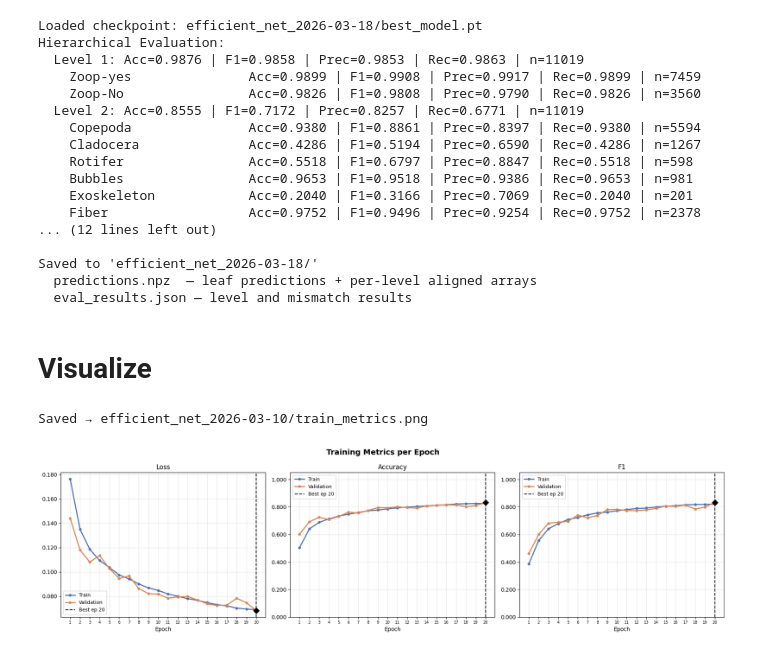
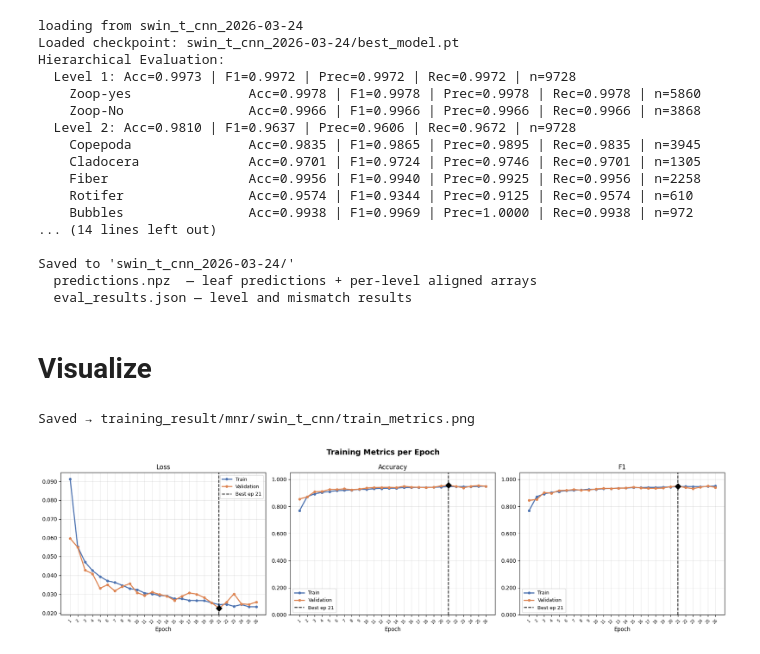
Before and after one commit to atjhin/Zooplankton_Classification, a Jupyter notebook: hardrouter.ipynb, the cells around one changed output. Saved outputs shown, nothing was run; the diff lists cells and outputs as text; code cells hidden in the pictures.

```diff
--- a/hardrouter.ipynb
+++ b/hardrouter.ipynb
@@ -714,36 +155,39 @@ Epoch [1/40] | Train Loss: 0.1233 | Train Acc: 0.6997 | Train F1: 0.6425 | Valid
 # %%
-# .77 acc, 0.72 f1
-# Predict | Accuracy: 0.8200 | F1: 0.8120
-model = HierMoeNet(hier_dataset.hierarchy, hier_dataset.label_to_ids, checkpoint_dir=trainer.model_dir)
+print(f"loading from {trainer.model_dir}")
+model = HierRouteNet(hier_dataset.hierarchy, hier_dataset.label_to_ids, backbone= backbone, checkpoint_dir=trainer.model_dir,
+                    expert_type=expert_type)
 # trainer = Trainer(learning_rate=HYPERPARAMETERS['lr'], max_epochs=HYPERPARAMETERS['epochs'], device=device,
 #                   print_every=1, model_dir=f"efficient_net_{today}")
 result = trainer.predict(model, test_loader, save=True)
 # %% [output]
-Loaded checkpoint: efficient_net_2026-03-18/best_model.pt
+loading from swin_t_cnn_2026-03-24
+Loaded checkpoint: swin_t_cnn_2026-03-24/best_model.pt
 Hierarchical Evaluation:
-  Level 1: Acc=0.9876 | F1=0.9858 | Prec=0.9853 | Rec=0.9863 | n=11019
-    Zoop-yes               Acc=0.9899 | F1=0.9908 | Prec=0.9917 | Rec=0.9899 | n=7459
-    Zoop-No                Acc=0.9826 | F1=0.9808 | Prec=0.9790 | Rec=0.9826 | n=3560
-  Level 2: Acc=0.8555 | F1=0.7172 | Prec=0.8257 | Rec=0.6771 | n=11019
-    Copepoda               Acc=0.9380 | F1=0.8861 | Prec=0.8397 | Rec=0.9380 | n=5594
-    Cladocera              Acc=0.4286 | F1=0.5194 | Prec=0.6590 | Rec=0.4286 | n=1267
-    Rotifer                Acc=0.5518 | F1=0.6797 | Prec=0.8847 | Rec=0.5518 | n=598
-    Bubbles                Acc=0.9653 | F1=0.9518 | Prec=0.9386 | Rec=0.9653 | n=981
-    Exoskeleton            Acc=0.2040 | F1=0.3166 | Prec=0.7069 | Rec=0.2040 | n=201
-    Fiber                  Acc=0.9752 | F1=0.9496 | Prec=0.9254 | Rec=0.9752 | n=2378
-... (12 lines left out)
+  Level 1: Acc=0.9973 | F1=0.9972 | Prec=0.9972 | Rec=0.9972 | n=9728
+    Zoop-yes               Acc=0.9978 | F1=0.9978 | Prec=0.9978 | Rec=0.9978 | n=5860
+    Zoop-No                Acc=0.9966 | F1=0.9966 | Prec=0.9966 | Rec=0.9966 | n=3868
+  Level 2: Acc=0.9810 | F1=0.9637 | Prec=0.9606 | Rec=0.9672 | n=9728
+    Copepoda               Acc=0.9835 | F1=0.9865 | Prec=0.9895 | Rec=0.9835 | n=3945
+    Cladocera              Acc=0.9701 | F1=0.9724 | Prec=0.9746 | Rec=0.9701 | n=1305
+    Fiber                  Acc=0.9956 | F1=0.9940 | Prec=0.9925 | Rec=0.9956 | n=2258
+    Rotifer                Acc=0.9574 | F1=0.9344 | Prec=0.9125 | Rec=0.9574 | n=610
+    Bubbles                Acc=0.9938 | F1=0.9969 | Prec=1.0000 | Rec=0.9938 | n=972
+... (14 lines left out)
 
-Saved to 'efficient_net_2026-03-18/'
+Saved to 'swin_t_cnn_2026-03-24/'
   predictions.npz  — leaf predictions + per-level aligned arrays
   eval_results.json — level and mismatch results
 # %% [markdown]
 # Visualize
 # %%
-vis = Visualize(trainer.model_dir)
-vis.plot_train()
+from hierroute import Visualize
+# path = trainer.model_dir
+path = "training_result/mnr/swin_t_cnn"
+vis = Visualize(path)
+vis.plot_train(max_epochs=26)
 # %% [output]
-Saved → efficient_net_2026-03-10/train_metrics.png
+Saved → training_result/mnr/swin_t_cnn/train_metrics.png
-[figure, old version]
+[figure, new version]
 # %%
 vis.plot_pred()
 # %% [output]
```
Also changed, not shown: parts of 9 cells of this notebook, 35 other files.
